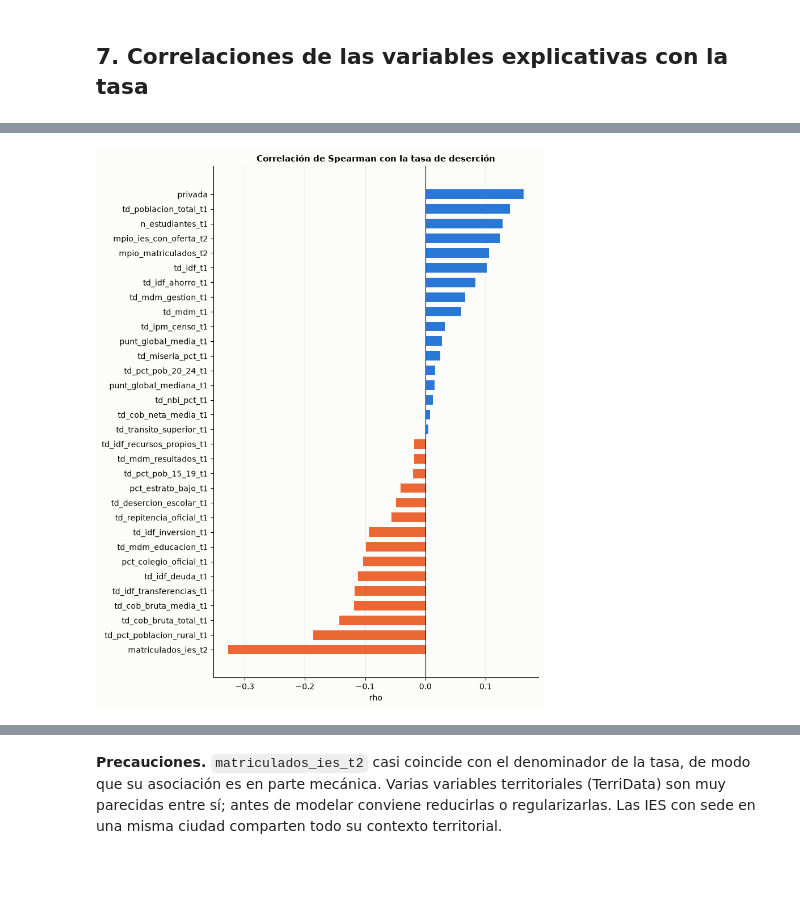
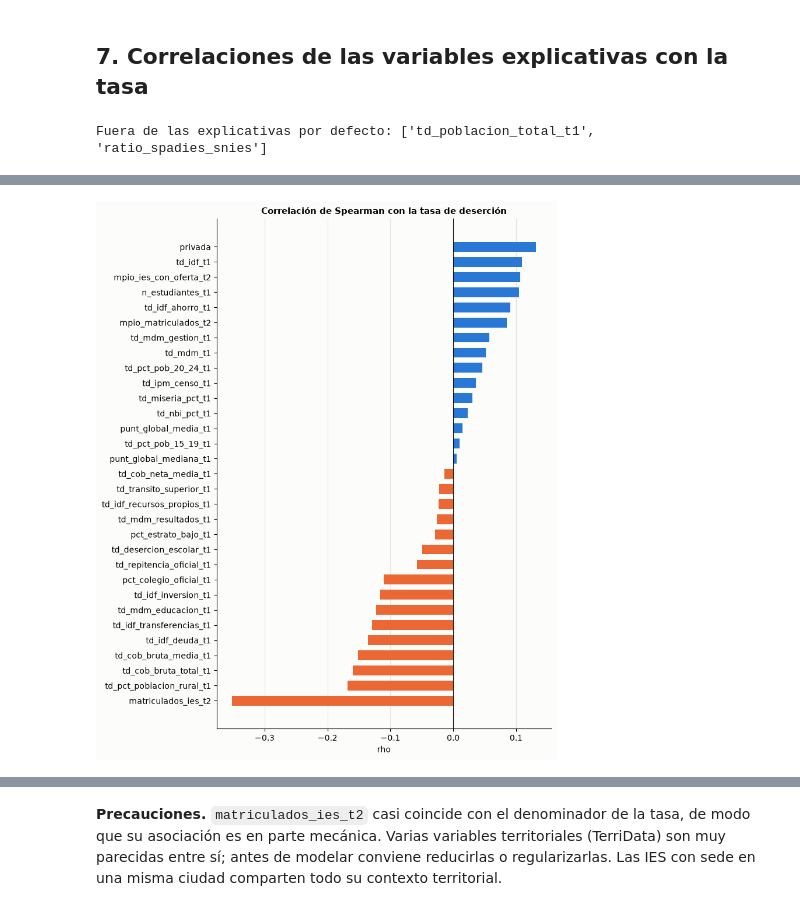
Before and after one commit to miguelmendez04/ProyectoAprendizajeAutomatico, a Jupyter notebook: notebooks/01_eda.ipynb, the cells around one changed output, grey strips where cells are left out. Drawn from its saved outputs; the diff is of its cells as text; code cells hidden in the pictures; blank space fills up the shorter version.

Commit message:
feat: ratio SPADIES/SNIES, régimen especial, población absoluta fuera de las explicativas y EDA actualizado

```diff
--- a/notebooks/01_eda.ipynb
+++ b/notebooks/01_eda.ipynb
@@ -364,8 +415,11 @@ en vez de usar una muestra sesgada.
 # %% [markdown]
 ## 7. Correlaciones de las variables explicativas con la tasa
 # %%
-excluir = {"tasa_desercion", "anio"}
-numericas = [c for c in df.select_dtypes("number").columns if c not in excluir]
+from src.modelado.particion import EXCLUIDAS_POR_DEFECTO, columnas_explicativas
+
+# Las mismas variables que usará el modelado: sin la población absoluta (cambio de base 2005 -> 2018) ni el ratio de diagnóstico
+numericas = columnas_explicativas(df)
+print("Fuera de las explicativas por defecto:", EXCLUIDAS_POR_DEFECTO)
 X = df[numericas].copy()
 X["privada"] = (df["naturaleza"] == "Privada").astype(int)
 
@@ -381,4 +435,5 @@ ax.grid(axis="y", visible=False)
 plt.tight_layout()
 plt.show()
 # %% [output]
+Fuera de las explicativas por defecto: ['td_poblacion_total_t1', 'ratio_spadies_snies']
 |  | matriculados_ies_t2 | td_pct_poblacion_rural_t1 | td_cob_bruta_total_t1 | td_cob_bruta_media_t1 | ... |
@@ -386,4 +441,4 @@ plt.show()
-[figure, old version]
+[figure, new version]
 # %%
 # Las 12 variables más asociadas con la tasa y su correlación entre sí (para detectar redundancia)
 top = corr.abs().sort_values(ascending=False).head(12).index.tolist()
```
Also changed, not shown: parts of 17 cells of this notebook, 18 other files.
